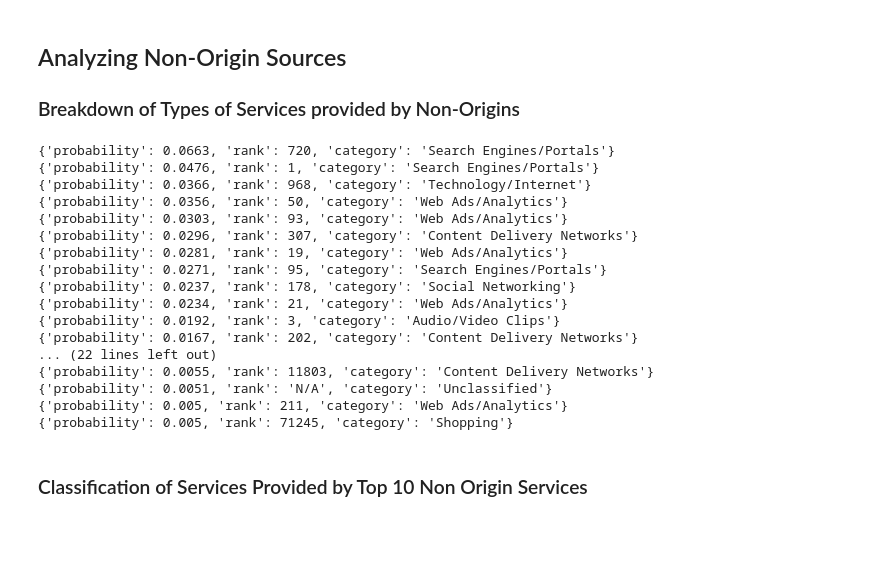
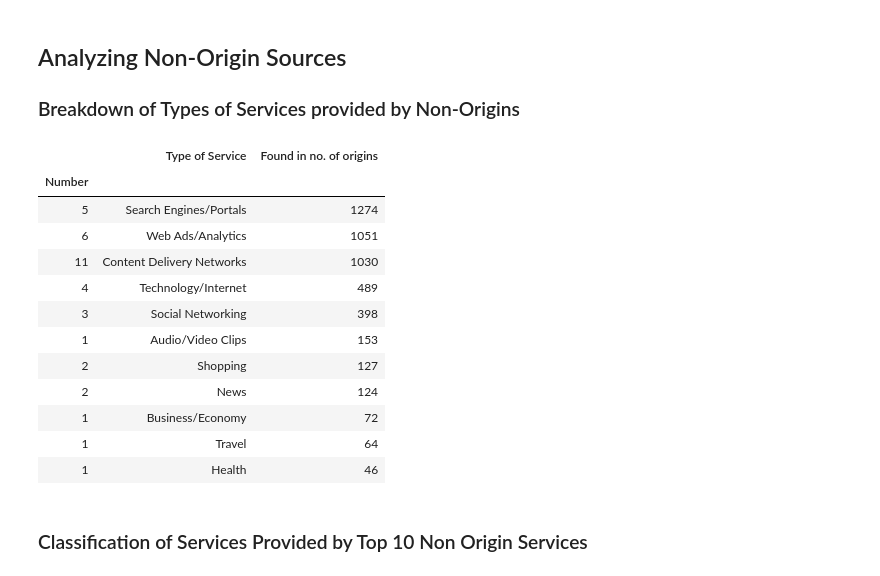
Before and after one commit to nirmalhk7/Web-Complexity-Analysis, a Jupyter notebook: glimpse.ipynb, the cells around one changed output. Saved outputs shown, nothing was run; the diff lists cells and outputs as text; code cells hidden in the pictures; blank space fills up the shorter version.

Commit message:
Non Origin
Signed-off-by: Nirmal Khedkar <nirmalhk7@gmail.com>

```diff
--- a/glimpse.ipynb
+++ b/glimpse.ipynb
@@ -219,34 +219,38 @@ for mime in mbc.keys():
 # %%
 with open('nonorigin.json') as json_file:
     non_origin=json.load(json_file)
 no_cat={}
 for x in non_origin.keys():
     category=non_origin[x]['category']
     found_count=non_origin[x]['found_count']
     if category not in no_cat:
         no_cat[category]={'cat_count':1,'found_count':found_count}
     else:
         no_cat[category]['cat_count']+=1
         no_cat[category]['found_count']+=found_count
-print(no_cat)
+non_origin_cat_arr=[]
+for n in no_cat.keys():
+    if(n!='Unclassified'):
+        non_origin_cat_arr.append([n,no_cat[n]['cat_count'],no_cat[n]['found_count']])
+
+non_origin_cat_df=pd.DataFrame(non_origin_cat_arr,columns=["Type of Service","Number","Found in no. of origins"])
+non_origin_cat_df.set_index('Number',inplace=True)
+non_origin_cat_df.sort_values(by=["Found in no. of origins"],inplace=True,ascending=False)
+non_origin_cat_df
 # %% [output]
-{'probability': 0.0663, 'rank': 720, 'category': 'Search Engines/Portals'}
-{'probability': 0.0476, 'rank': 1, 'category': 'Search Engines/Portals'}
-{'probability': 0.0366, 'rank': 968, 'category': 'Technology/Internet'}
-{'probability': 0.0356, 'rank': 50, 'category': 'Web Ads/Analytics'}
-{'probability': 0.0303, 'rank': 93, 'category': 'Web Ads/Analytics'}
-{'probability': 0.0296, 'rank': 307, 'category': 'Content Delivery Networks'}
-{'probability': 0.0281, 'rank': 19, 'category': 'Web Ads/Analytics'}
-{'probability': 0.0271, 'rank': 95, 'category': 'Search Engines/Portals'}
-{'probability': 0.0237, 'rank': 178, 'category': 'Social Networking'}
-{'probability': 0.0234, 'rank': 21, 'category': 'Web Ads/Analytics'}
-{'probability': 0.0192, 'rank': 3, 'category': 'Audio/Video Clips'}
-{'probability': 0.0167, 'rank': 202, 'category': 'Content Delivery Networks'}
-... (22 lines left out)
-{'probability': 0.0055, 'rank': 11803, 'category': 'Content Delivery Networks'}
-{'probability': 0.0051, 'rank': 'N/A', 'category': 'Unclassified'}
-{'probability': 0.005, 'rank': 211, 'category': 'Web Ads/Analytics'}
-{'probability': 0.005, 'rank': 71245, 'category': 'Shopping'}
+|  | Type of Service | Found in no. of origins |
+| Number |  |  |
+| 5 | Search Engines/Portals | 1274 |
+| 6 | Web Ads/Analytics | 1051 |
+| 11 | Content Delivery Networks | 1030 |
+| 4 | Technology/Internet | 489 |
+| 3 | Social Networking | 398 |
+| 1 | Audio/Video Clips | 153 |
+| 2 | Shopping | 127 |
+| 2 | News | 124 |
+| 1 | Business/Economy | 72 |
+| 1 | Travel | 64 |
+| 1 | Health | 46 |
 # %% [markdown]
 ### Classification of Services Provided by Top 10 Non Origin Services
 # %%
```
Also changed, not shown: 2 other files.
